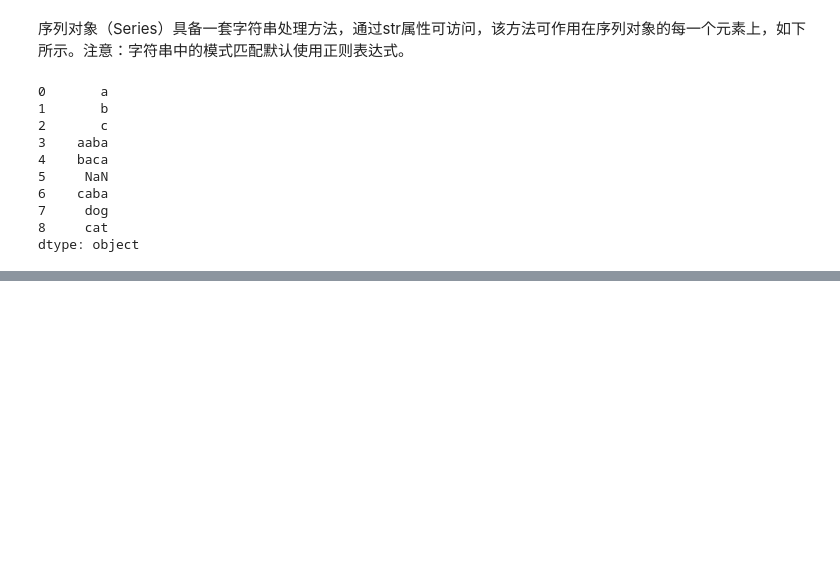
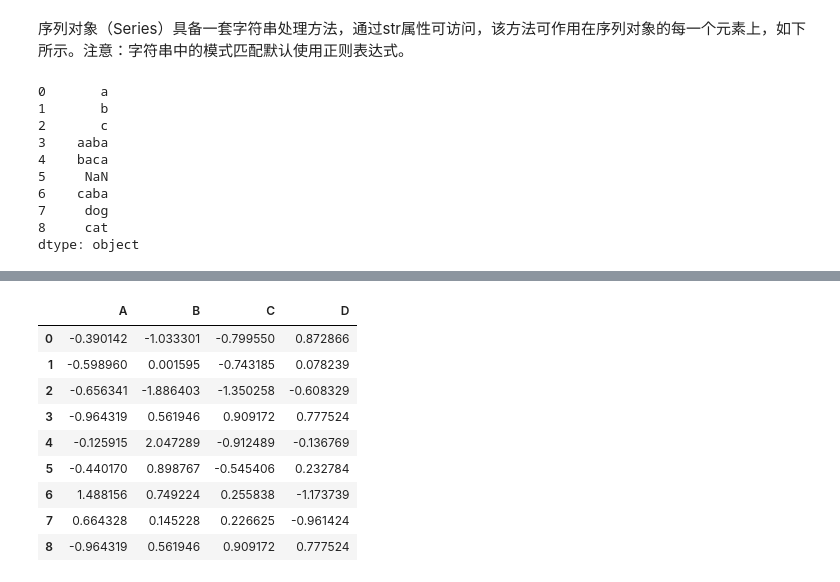
Before and after one commit to rucyang/docs-to-cn, a Jupyter notebook: Pandas十分钟入门.ipynb, the cells around one changed output, grey strips where cells are left out. Cells and saved outputs as stored; diff of their text form; code cells hidden in the pictures; blank space fills up the shorter version.

```diff
--- a/Pandas十分钟入门.ipynb
+++ b/Pandas十分钟入门.ipynb
@@ -625,0 +716,3 @@ dtype: object
+# %%
+df = pd.DataFrame(np.random.randn(8,4), columns=['A', 'B', 'C', 'D'])
+df
@@ -625,0 +729,14 @@ dtype: object
+# %%
+a = df.iloc[3]
+df.append(a, ignore_index=True)
+# %% [output]
+|  | A | B | C | D |
+| 0 | -0.390142 | -1.033301 | -0.799550 | 0.872866 |
+| 1 | -0.598960 | 0.001595 | -0.743185 | 0.078239 |
+| 2 | -0.656341 | -1.886403 | -1.350258 | -0.608329 |
+| 3 | -0.964319 | 0.561946 | 0.909172 | 0.777524 |
+| 4 | -0.125915 | 2.047289 | -0.912489 | -0.136769 |
+| 5 | -0.440170 | 0.898767 | -0.545406 | 0.232784 |
+| 6 | 1.488156 | 0.749224 | 0.255838 | -1.173739 |
+| 7 | 0.664328 | 0.145228 | 0.226625 | -0.961424 |
+| 8 | -0.964319 | 0.561946 | 0.909172 | 0.777524 |
```
Also changed, not shown: parts of 82 cells of this notebook.
